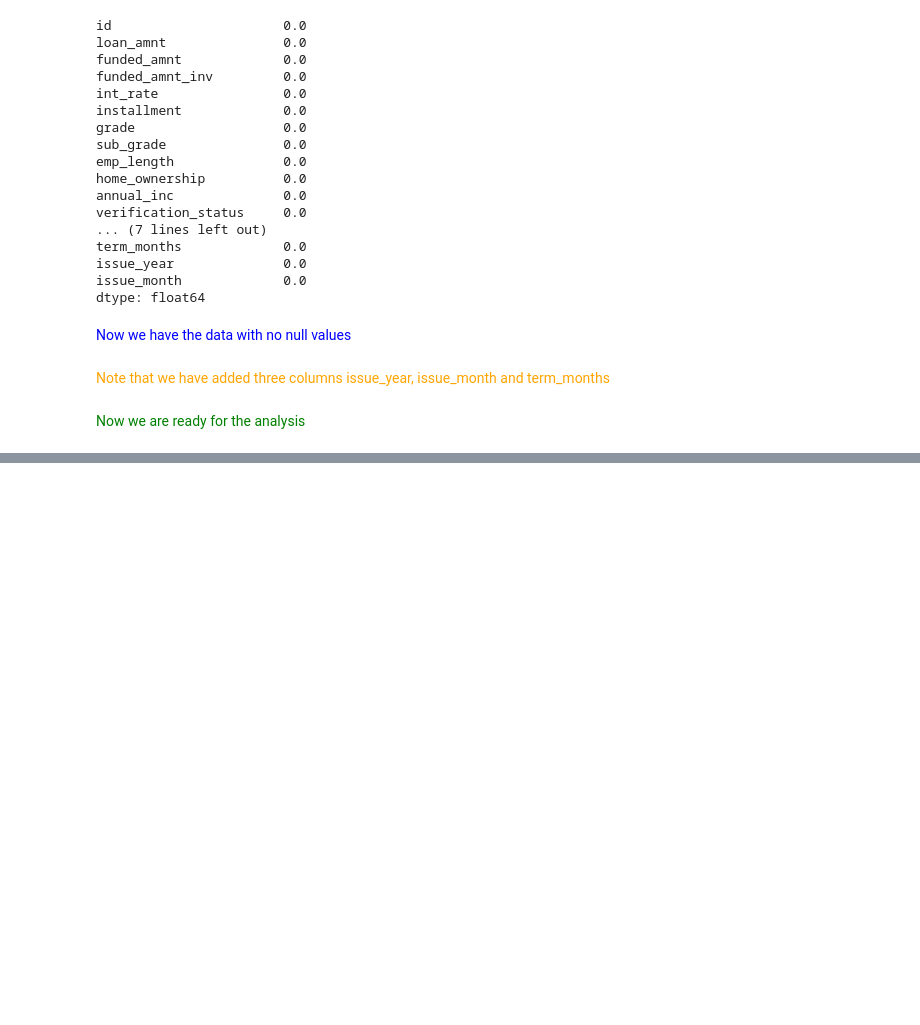
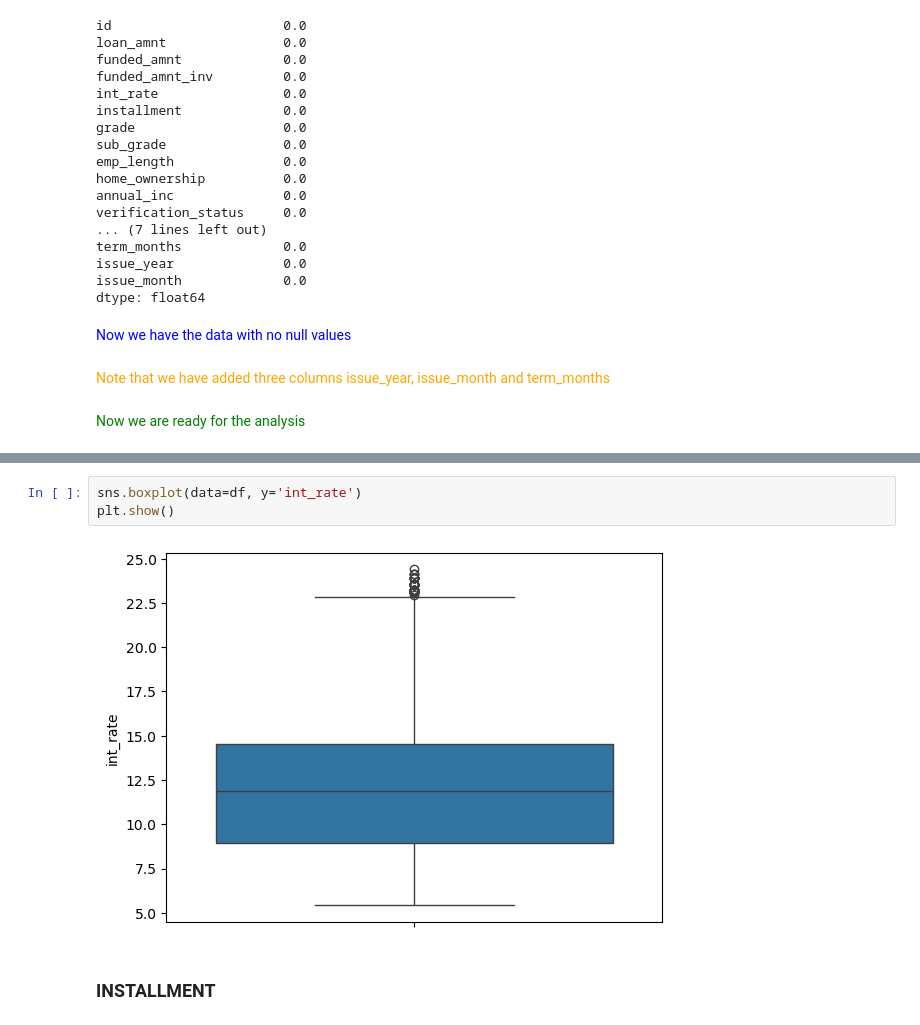
Before and after one commit to sunilkumarrudragada/LendingClubCaseStudy, a Jupyter notebook: sunil_kumar.ipynb, the cells around one changed output, grey strips where cells are left out. Cells and saved outputs as stored; diff of their text form; blank space fills up the shorter version.

```diff
--- a/sunil_kumar.ipynb
+++ b/sunil_kumar.ipynb
@@ -484,0 +571,7 @@ dtype: float64
+# %%
+sns.boxplot(data=df, y='int_rate')
+plt.show()
+# %% [output]
+[figure, added]
+# %% [markdown]
+### INSTALLMENT
```
Also changed, not shown: parts of 39 cells of this notebook.
